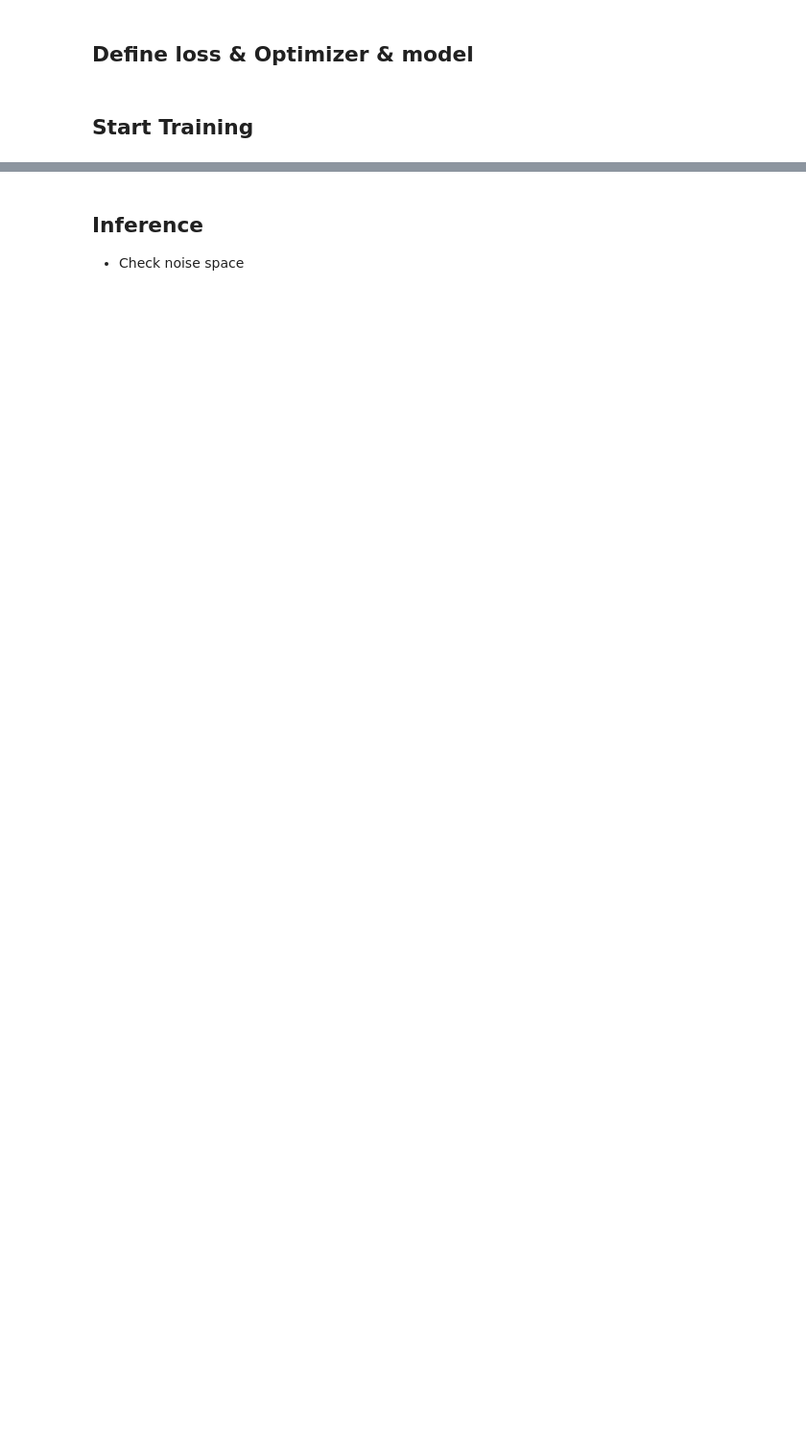
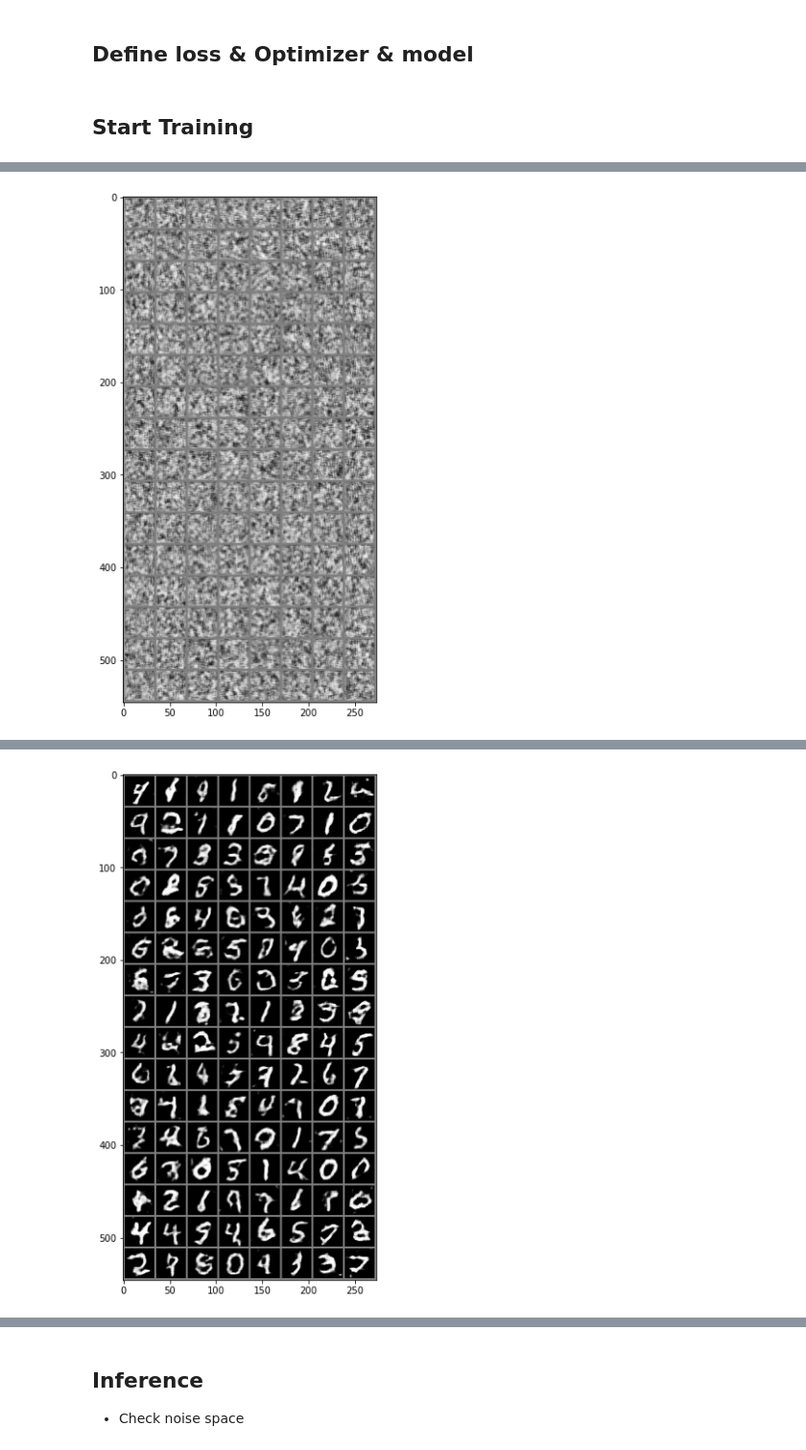
Before and after one commit to Dongmingo/posco_cv, a Jupyter notebook: 09_GAN/ex2_DCGAN_practice.ipynb, the cells around one changed output, grey strips where cells are left out. Shown at 96% size. Saved outputs shown, nothing was run; the diff lists cells and outputs as text; code cells hidden in the pictures; blank space fills up the shorter version.

```diff
--- a/09_GAN/ex2_DCGAN_practice.ipynb
+++ b/09_GAN/ex2_DCGAN_practice.ipynb
@@ -97,23 +120,34 @@ class Discriminator(nn.Module):
     def __init__(self):
         super().__init__()
         #### Implement Here ####
-
-
+        self.block1 = self.make_block(1,16, False)
+        self.block2 = self.make_block(16,32)
+        self.block3 = self.make_block(32,64)
+        self.block4 = self.make_block(64,128)
+        self.fc = nn.Linear(128*2*2, 1)
+        self.last_act = nn.Sigmoid()
 
     def make_block(self, in_channel, out_channel, bn= True):
         #### Implement Here ####
         layers = [
-
+            nn.Conv2d(in_channel, out_channel, 3, 2, 1),
+            nn.LeakyReLU(0.2),
+            nn.Dropout(0.25),
         ]
         if bn:
-            layers.append()
+            layers.append(nn.BatchNorm2d(out_channel))
 
         return nn.Sequential(*layers)
 
 
     def forward(self, img):# [1, 32, 32]
         #### Implement Here ####
-
+        img = self.block1(img)
+        img = self.block2(img)
+        img = self.block3(img)
+        img = self.block4(img)
+        x = img.view(-1,128*2*2)
+        x = self.last_act(self.fc(x))
 
         return x
 # %%
@@ -166,13 +236,26 @@ for epoch in range(epochs):
         #  Train Generator
         # -----------------
         #### Implement Here ####
+        gen_imgs = G(z)
+        ones = torch.ones((gen_imgs.size(0), 1)).to(device)
+        zeros = torch.zeros((gen_imgs.size(0), 1)).to(device)
 
+        optimizer_G.zero_grad()
+        g_loss = criterion(D(gen_imgs), ones)
+        g_loss.backward()
+        optimizer_G.step()
 
         # ---------------------
         #  Train Discriminator
         # ---------------------
         #### Implement Here ####
 
+        optimizer_D.zero_grad()
+        fake_loss = criterion(D(gen_imgs.detach()), zeros)
+        real_loss = criterion(D(real_imgs), ones)
+        d_loss = (fake_loss + real_loss) / 2
+        d_loss.backward()
+        optimizer_D.step()
 
         batches_done = epoch * len(dataloader) + i
 
@@ -185,3 +268,4 @@ for epoch in range(epochs):
         if batches_done % 2000 == 0:
             save_image(gen_imgs.data, "dcgan_images/%06d.png" % batches_done, nrow=8, normalize=True)
             imshow(torchvision.utils.make_grid(gen_imgs.cpu()))
+# %% [output]
@@ -187,0 +273 @@ for epoch in range(epochs):
+[figure, added]
@@ -187,0 +294 @@ for epoch in range(epochs):
+[figure, added]
```
Also changed, not shown: parts of 12 cells of this notebook, 4 other files.
